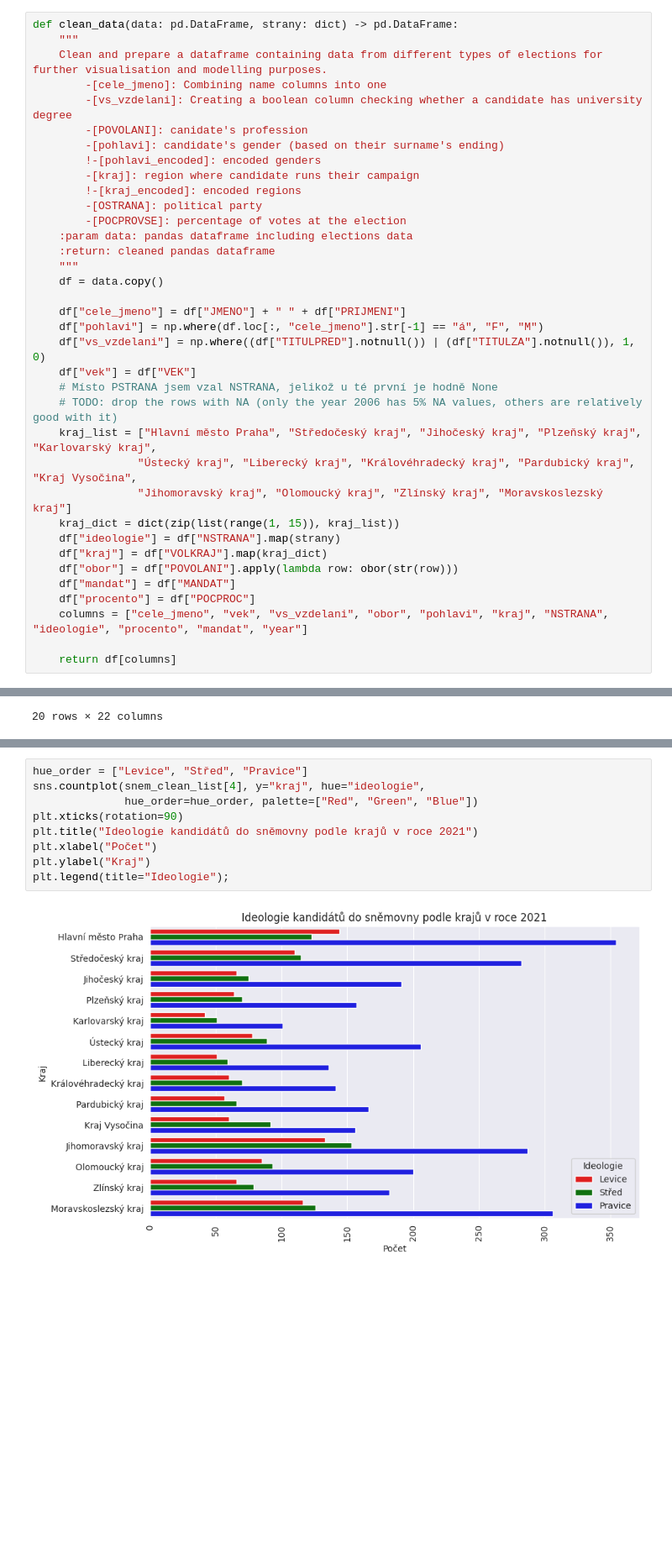
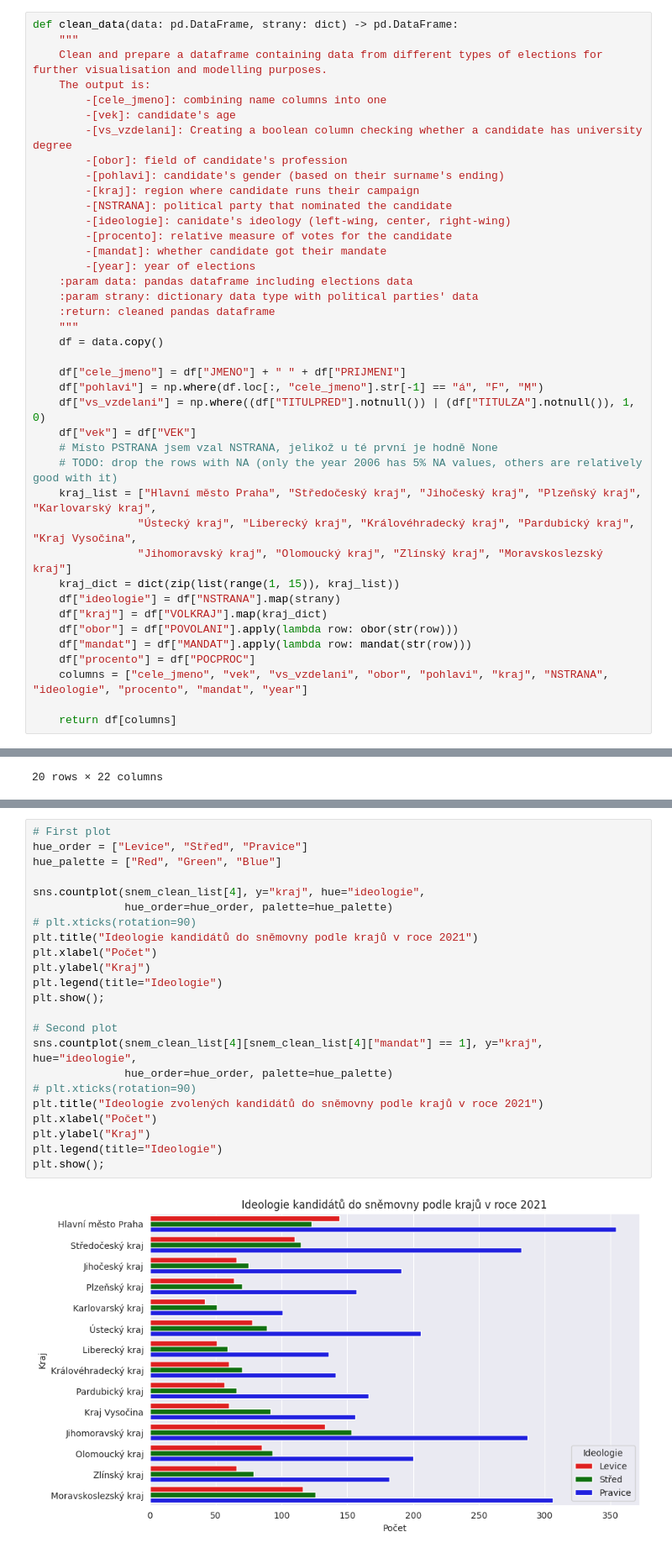
Before and after one commit to rmnskb/cz-elections, a Jupyter notebook: cz_elections_analysis.ipynb, the cells around one changed output, grey strips where cells are left out. Shown at 84% size. Cells and saved outputs as stored; diff of their text form; blank space fills up the shorter version.

Commit message:
added some plots and started feature preprocessing

```diff
--- a/cz_elections_analysis.ipynb
+++ b/cz_elections_analysis.ipynb
@@ -75,16 +61,20 @@ def visualise_age_by_year(data: pd.DataFrame, years_list: list, title: str) -> N
 def clean_data(data: pd.DataFrame, strany: dict) -> pd.DataFrame:
     """
     Clean and prepare a dataframe containing data from different types of elections for further visualisation and modelling purposes.
-        -[cele_jmeno]: Combining name columns into one
+    The output is:
+        -[cele_jmeno]: combining name columns into one
+        -[vek]: candidate's age
         -[vs_vzdelani]: Creating a boolean column checking whether a candidate has university degree
-        -[POVOLANI]: canidate's profession
+        -[obor]: field of candidate's profession
         -[pohlavi]: candidate's gender (based on their surname's ending)
-        !-[pohlavi_encoded]: encoded genders
         -[kraj]: region where candidate runs their campaign
-        !-[kraj_encoded]: encoded regions
-        -[OSTRANA]: political party
-        -[POCPROVSE]: percentage of votes at the election
+        -[NSTRANA]: political party that nominated the candidate
+        -[ideologie]: canidate's ideology (left-wing, center, right-wing)
+        -[procento]: relative measure of votes for the candidate
+        -[mandat]: whether candidate got their mandate
+        -[year]: year of elections
     :param data: pandas dataframe including elections data
+    :param strany: dictionary data type with political parties' data
     :return: cleaned pandas dataframe
     """
     df = data.copy()
@@ -102,7 +92,7 @@ def clean_data(data: pd.DataFrame, strany: dict) -> pd.DataFrame:
     df["ideologie"] = df["NSTRANA"].map(strany)
     df["kraj"] = df["VOLKRAJ"].map(kraj_dict)
     df["obor"] = df["POVOLANI"].apply(lambda row: obor(str(row)))
-    df["mandat"] = df["MANDAT"]
+    df["mandat"] = df["MANDAT"].apply(lambda row: mandat(str(row)))
     df["procento"] = df["POCPROC"]
     columns = ["cele_jmeno", "vek", "vs_vzdelani", "obor", "pohlavi", "kraj", "NSTRANA", "ideologie", "procento", "mandat", "year"]
 
@@ -200,11 +291,25 @@ visualise_age_by_year(data=snem_long, years_list=snem_years,
 # %%
+# First plot
 hue_order = ["Levice", "Střed", "Pravice"]
+hue_palette = ["Red", "Green", "Blue"]
+
 sns.countplot(snem_clean_list[4], y="kraj", hue="ideologie",
-              hue_order=hue_order, palette=["Red", "Green", "Blue"])
-plt.xticks(rotation=90)
+              hue_order=hue_order, palette=hue_palette)
+# plt.xticks(rotation=90)
 plt.title("Ideologie kandidátů do sněmovny podle krajů v roce 2021")
 plt.xlabel("Počet")
 plt.ylabel("Kraj")
-plt.legend(title="Ideologie");
+plt.legend(title="Ideologie")
+plt.show();
+
+# Second plot
+sns.countplot(snem_clean_list[4][snem_clean_list[4]["mandat"] == 1], y="kraj", hue="ideologie",
+              hue_order=hue_order, palette=hue_palette)
+# plt.xticks(rotation=90)
+plt.title("Ideologie zvolených kandidátů do sněmovny podle krajů v roce 2021")
+plt.xlabel("Počet")
+plt.ylabel("Kraj")
+plt.legend(title="Ideologie")
+plt.show();
 # %% [output]
-[figure, old version]
+[figure, new version]
```
Also changed, not shown: parts of 23 cells of this notebook.
